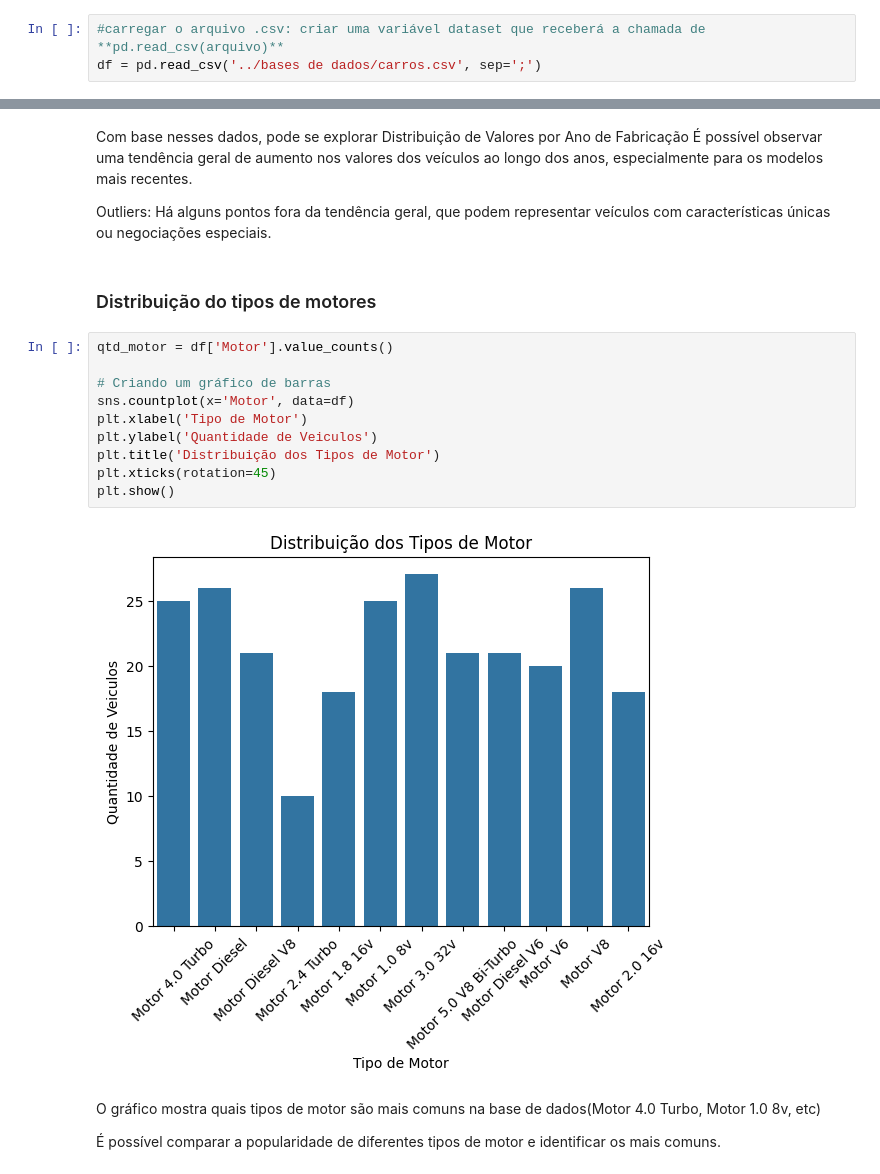
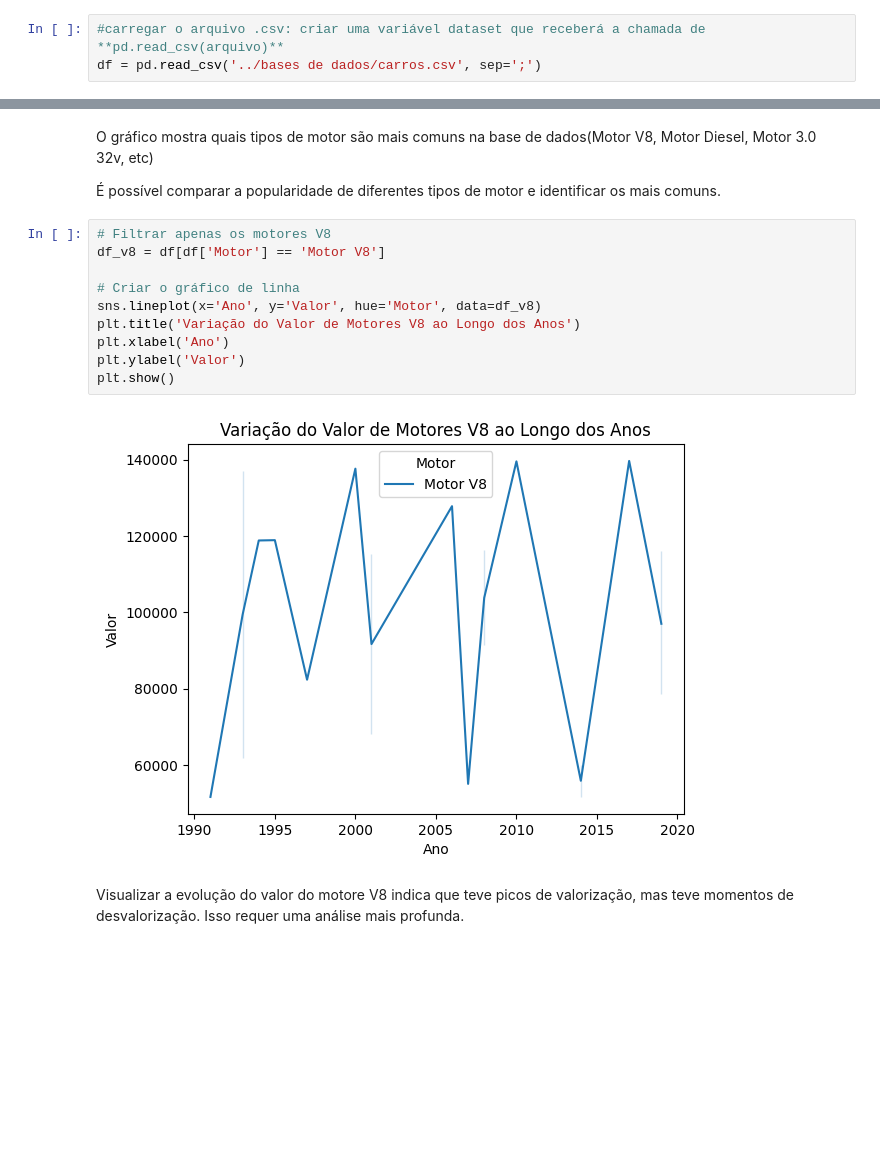
Before and after one commit to nwldo/Analise_de_dados, a Jupyter notebook: Atividade - Gráficos/carros.ipynb, the cells around one changed output, grey strips where cells are left out. Drawn from its saved outputs; the diff is of its cells as text; blank space fills up the shorter version.

```diff
--- a/Atividade - Gráficos/carros.ipynb
+++ b/Atividade - Gráficos/carros.ipynb
@@ -42,22 +57,18 @@ plt.show()
+# %% [markdown]
+O gráfico mostra quais tipos de motor são mais comuns na base de dados(Motor V8, Motor Diesel, Motor 3.0 32v, etc)
+
+É possível comparar a popularidade de diferentes tipos de motor e identificar os mais comuns.
+# %%
+# Filtrar apenas os motores V8
+df_v8 = df[df['Motor'] == 'Motor V8']
+
+# Criar o gráfico de linha
+sns.lineplot(x='Ano', y='Valor', hue='Motor', data=df_v8)
+plt.title('Variação do Valor de Motores V8 ao Longo dos Anos')
+plt.xlabel('Ano')
+plt.ylabel('Valor')
+plt.show()
+# %% [output]
+[figure, added]
 # %% [markdown]
-Com base nesses dados, pode se explorar Distribuição de Valores por Ano de Fabricação É possível observar uma tendência geral de aumento nos valores dos veículos ao longo dos anos, especialmente para os modelos mais recentes.
-
-Outliers: Há alguns pontos fora da tendência geral, que podem representar veículos com características únicas ou negociações especiais.
+Visualizar a evolução do valor do motore V8 indica que teve picos de valorização, mas teve momentos de desvalorização. Isso requer uma análise mais profunda.
-# %% [markdown]
-### Distribuição do tipos de motores
-# %%
-qtd_motor = df['Motor'].value_counts()
-
-# Criando um gráfico de barras
-sns.countplot(x='Motor', data=df)
-plt.xlabel('Tipo de Motor')
-plt.ylabel('Quantidade de Veiculos')
-plt.title('Distribuição dos Tipos de Motor')
-plt.xticks(rotation=45)
-plt.show()
-# %% [output]
-[figure, removed]
-# %% [markdown]
-O gráfico mostra quais tipos de motor são mais comuns na base de dados(Motor 4.0 Turbo, Motor 1.0 8v, etc)
-
-É possível comparar a popularidade de diferentes tipos de motor e identificar os mais comuns.
```
Also changed, not shown: parts of 5 cells of this notebook, 3 other files.
